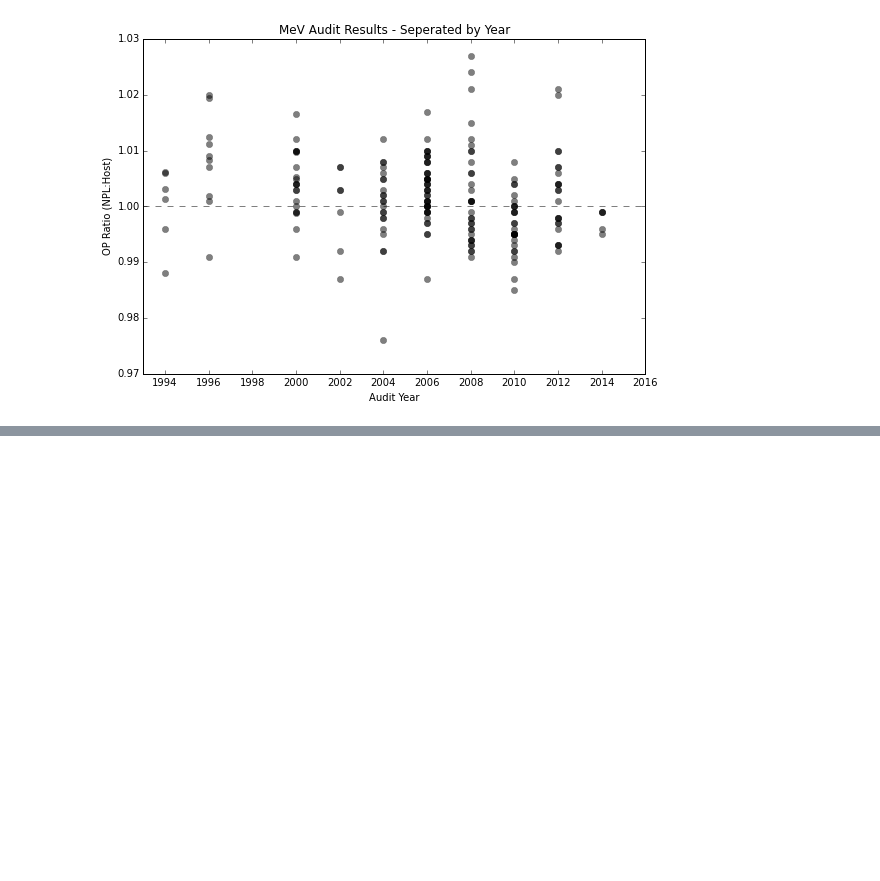
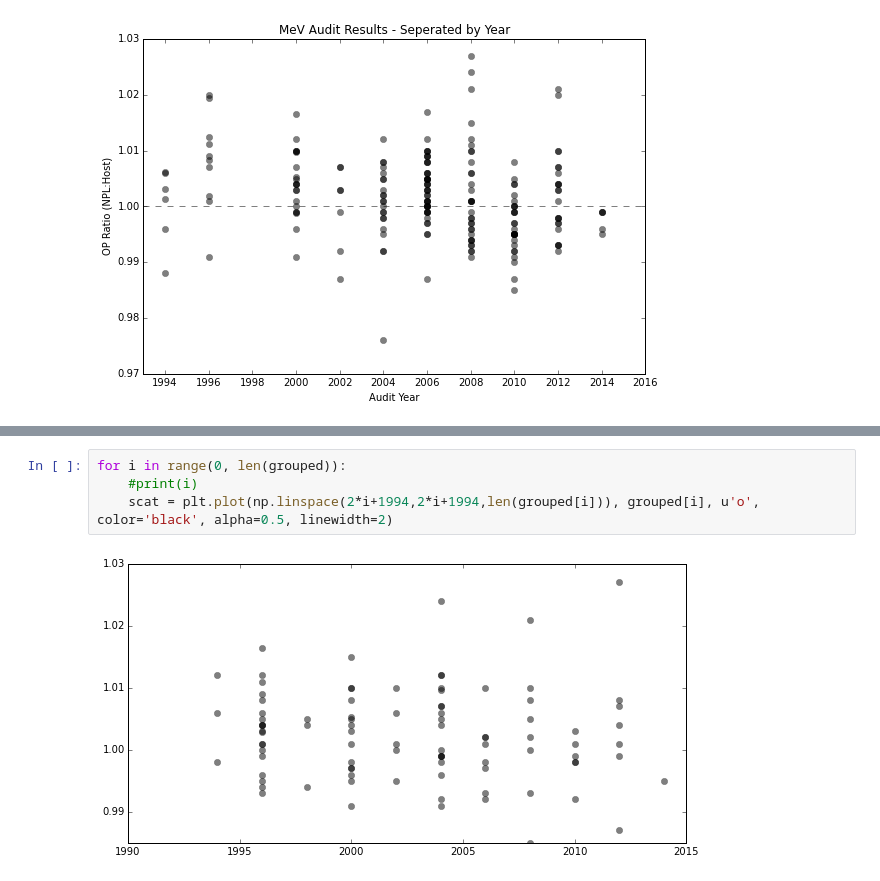
Before and after one commit to mbolt01/InitialCode, a Jupyter notebook: NPL Data Plots - All Data-NHS.ipynb, the cells around one changed output, grey strips where cells are left out. Saved outputs shown, nothing was run; the diff lists cells and outputs as text; blank space fills up the shorter version.

```diff
--- a/NPL Data Plots - All Data-NHS.ipynb
+++ b/NPL Data Plots - All Data-NHS.ipynb
@@ -495,0 +577,6 @@ nhs_data.groupby('Type').describe()
+# %%
+for i in range(0, len(grouped)):
+    #print(i)
+    scat = plt.plot(np.linspace(2*i+1994,2*i+1994,len(grouped[i])), grouped[i], u'o', color='black', alpha=0.5, linewidth=2)
+# %% [output]
+[figure, added]
```
Also changed, not shown: parts of 4 cells of this notebook.
